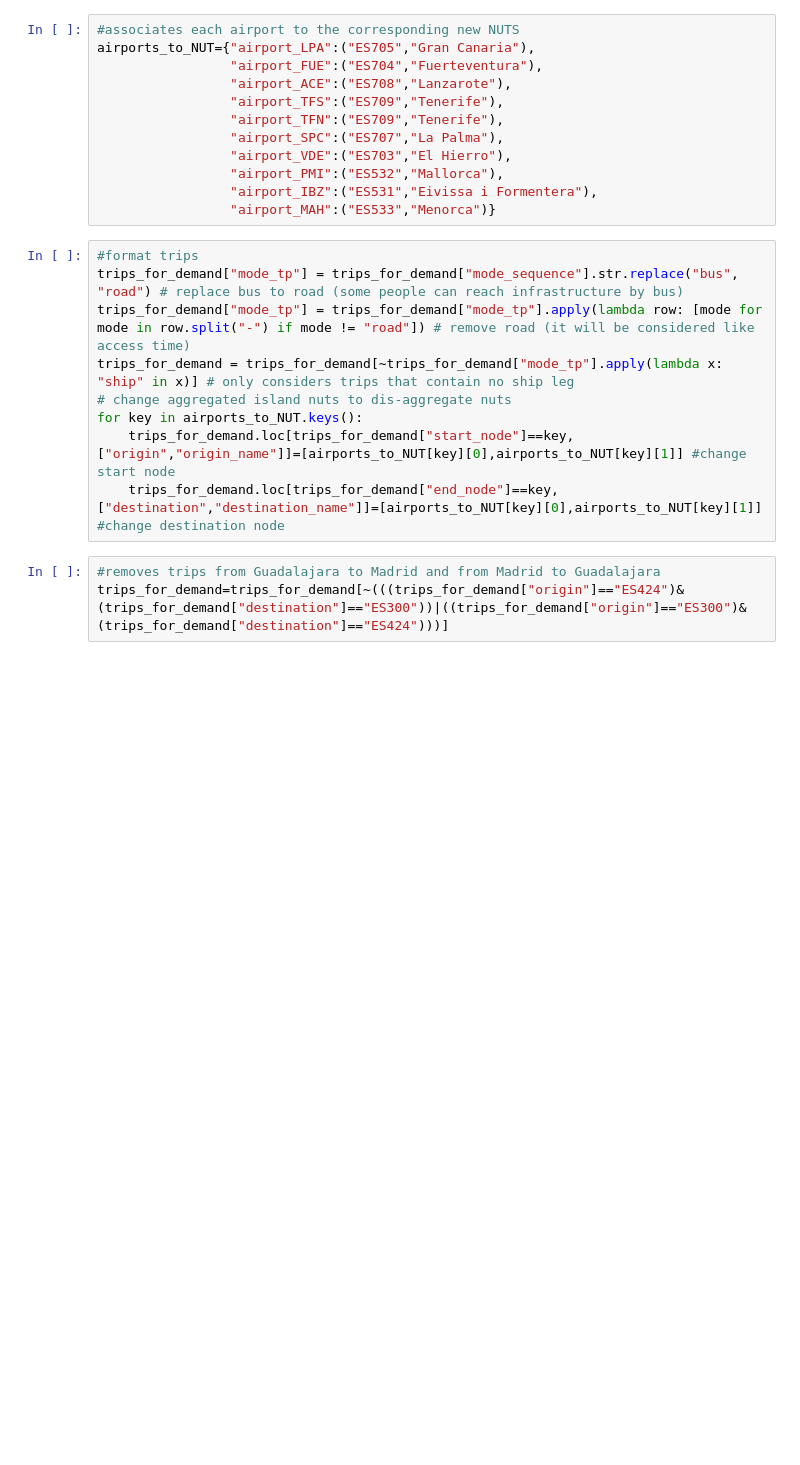
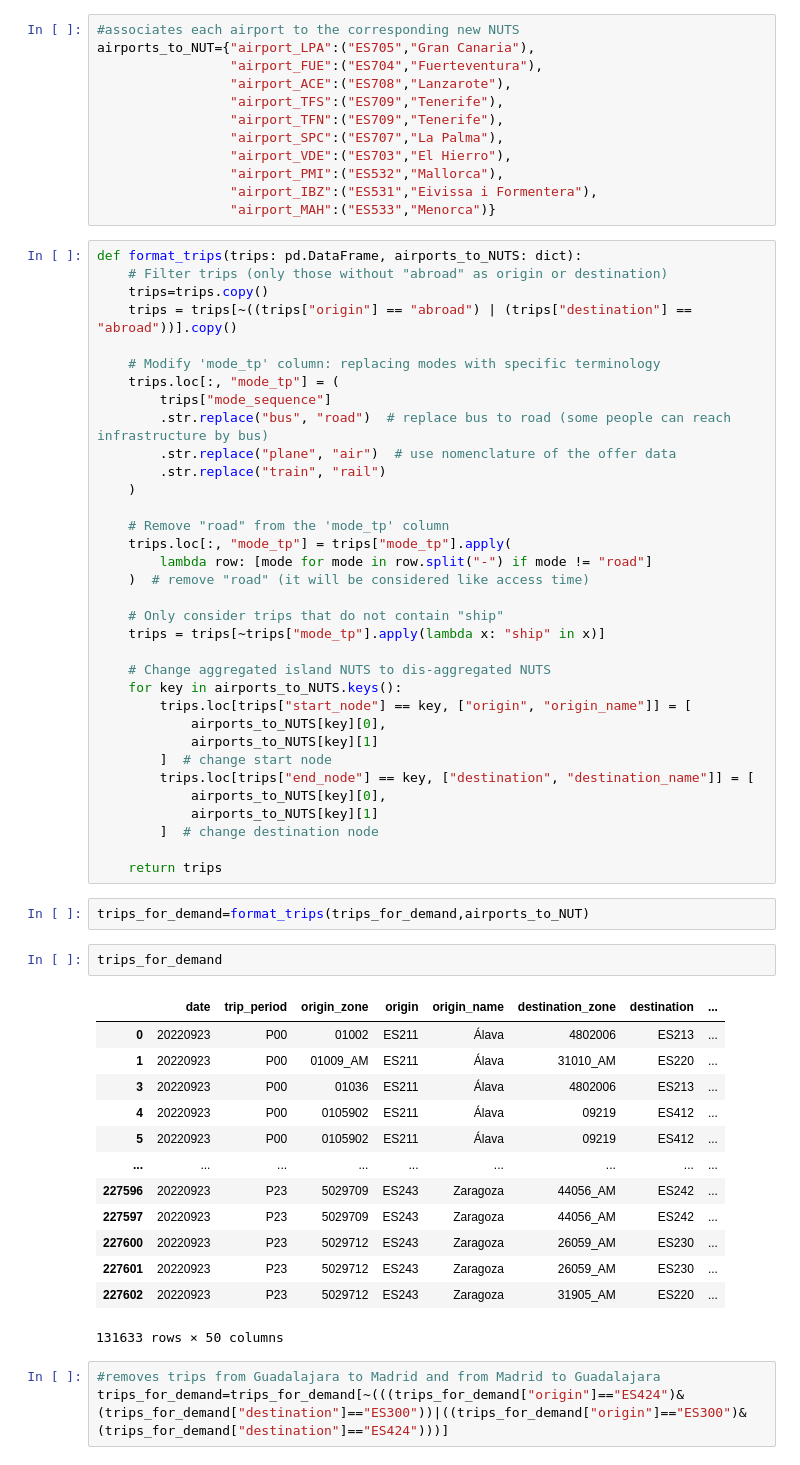
Before and after one commit to UoW-ATM/MultiModX, a Jupyter notebook: notebooks/demand_MD_intra.ipynb, the cells around one changed output. Drawn from its saved outputs; the diff is of its cells as text; blank space fills up the shorter version.

Commit message:
new pax demand generated via the two notebooks

```diff
--- a/notebooks/demand_MD_intra.ipynb
+++ b/notebooks/demand_MD_intra.ipynb
@@ -41,14 +42,57 @@ airports_to_NUT={"airport_LPA":("ES705","Gran Canaria"),
                  "airport_IBZ":("ES531","Eivissa i Formentera"),
                  "airport_MAH":("ES533","Menorca")}
 # %%
-#format trips
-trips_for_demand["mode_tp"] = trips_for_demand["mode_sequence"].str.replace("bus", "road") # replace bus to road (some people can reach infrastructure by bus)
-trips_for_demand["mode_tp"] = trips_for_demand["mode_tp"].apply(lambda row: [mode for mode in row.split("-") if mode != "road"]) # remove road (it will be considered like access time)
-trips_for_demand = trips_for_demand[~trips_for_demand["mode_tp"].apply(lambda x: "ship" in x)] # only considers trips that contain no ship leg
-# change aggregated island nuts to dis-aggregate nuts
-for key in airports_to_NUT.keys():
-    trips_for_demand.loc[trips_for_demand["start_node"]==key,["origin","origin_name"]]=[airports_to_NUT[key][0],airports_to_NUT[key][1]] #change start node
-    trips_for_demand.loc[trips_for_demand["end_node"]==key,["destination","destination_name"]]=[airports_to_NUT[key][0],airports_to_NUT[key][1]] #change destination node
+def format_trips(trips: pd.DataFrame, airports_to_NUTS: dict):
+    # Filter trips (only those without "abroad" as origin or destination)
+    trips=trips.copy()
+    trips = trips[~((trips["origin"] == "abroad") | (trips["destination"] == "abroad"))].copy()
+
+    # Modify 'mode_tp' column: replacing modes with specific terminology
+    trips.loc[:, "mode_tp"] = (
+        trips["mode_sequence"]
+        .str.replace("bus", "road")  # replace bus to road (some people can reach infrastructure by bus)
+        .str.replace("plane", "air")  # use nomenclature of the offer data
+        .str.replace("train", "rail")
+    )
+
+    # Remove "road" from the 'mode_tp' column
+    trips.loc[:, "mode_tp"] = trips["mode_tp"].apply(
+        lambda row: [mode for mode in row.split("-") if mode != "road"]
+    )  # remove "road" (it will be considered like access time)
+
+    # Only consider trips that do not contain "ship"
+    trips = trips[~trips["mode_tp"].apply(lambda x: "ship" in x)]
+
+    # Change aggregated island NUTS to dis-aggregated NUTS
+    for key in airports_to_NUTS.keys():
+        trips.loc[trips["start_node"] == key, ["origin", "origin_name"]] = [
+            airports_to_NUTS[key][0],
+            airports_to_NUTS[key][1]
+        ]  # change start node
+        trips.loc[trips["end_node"] == key, ["destination", "destination_name"]] = [
+            airports_to_NUTS[key][0],
+            airports_to_NUTS[key][1]
+        ]  # change destination node
+
+    return trips
+# %%
+trips_for_demand=format_trips(trips_for_demand,airports_to_NUT)
+# %%
+trips_for_demand
+# %% [output]
+|  | date | trip_period | origin_zone | origin | origin_name | destination_zone | destination | ... |
+| 0 | 20220923 | P00 | 01002 | ES211 | Álava | 4802006 | ES213 | ... |
+| 1 | 20220923 | P00 | 01009_AM | ES211 | Álava | 31010_AM | ES220 | ... |
+| 3 | 20220923 | P00 | 01036 | ES211 | Álava | 4802006 | ES213 | ... |
+| 4 | 20220923 | P00 | 0105902 | ES211 | Álava | 09219 | ES412 | ... |
+| 5 | 20220923 | P00 | 0105902 | ES211 | Álava | 09219 | ES412 | ... |
+| ... | ... | ... | ... | ... | ... | ... | ... | ... |
+| 227596 | 20220923 | P23 | 5029709 | ES243 | Zaragoza | 44056_AM | ES242 | ... |
+| 227597 | 20220923 | P23 | 5029709 | ES243 | Zaragoza | 44056_AM | ES242 | ... |
+| 227600 | 20220923 | P23 | 5029712 | ES243 | Zaragoza | 26059_AM | ES230 | ... |
+| 227601 | 20220923 | P23 | 5029712 | ES243 | Zaragoza | 26059_AM | ES230 | ... |
+| 227602 | 20220923 | P23 | 5029712 | ES243 | Zaragoza | 31905_AM | ES220 | ... |
+131633 rows × 50 columns
 # %%
 #removes trips from Guadalajara to Madrid and from Madrid to Guadalajara
 trips_for_demand=trips_for_demand[~(((trips_for_demand["origin"]=="ES424")&(trips_for_demand["destination"]=="ES300"))|((trips_for_demand["origin"]=="ES300")&(trips_for_demand["destination"]=="ES424")))]
```
Also changed, not shown: parts of 15 cells of this notebook, 1 other file.
